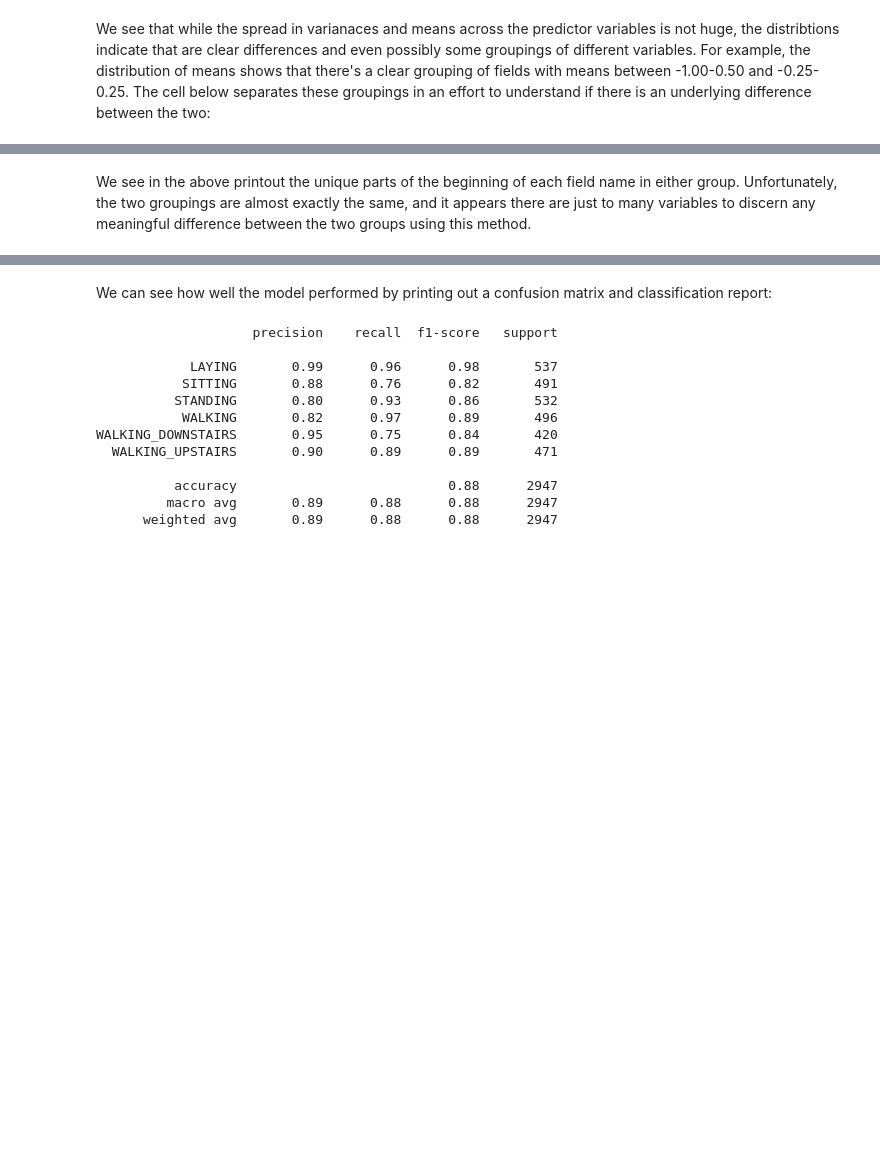
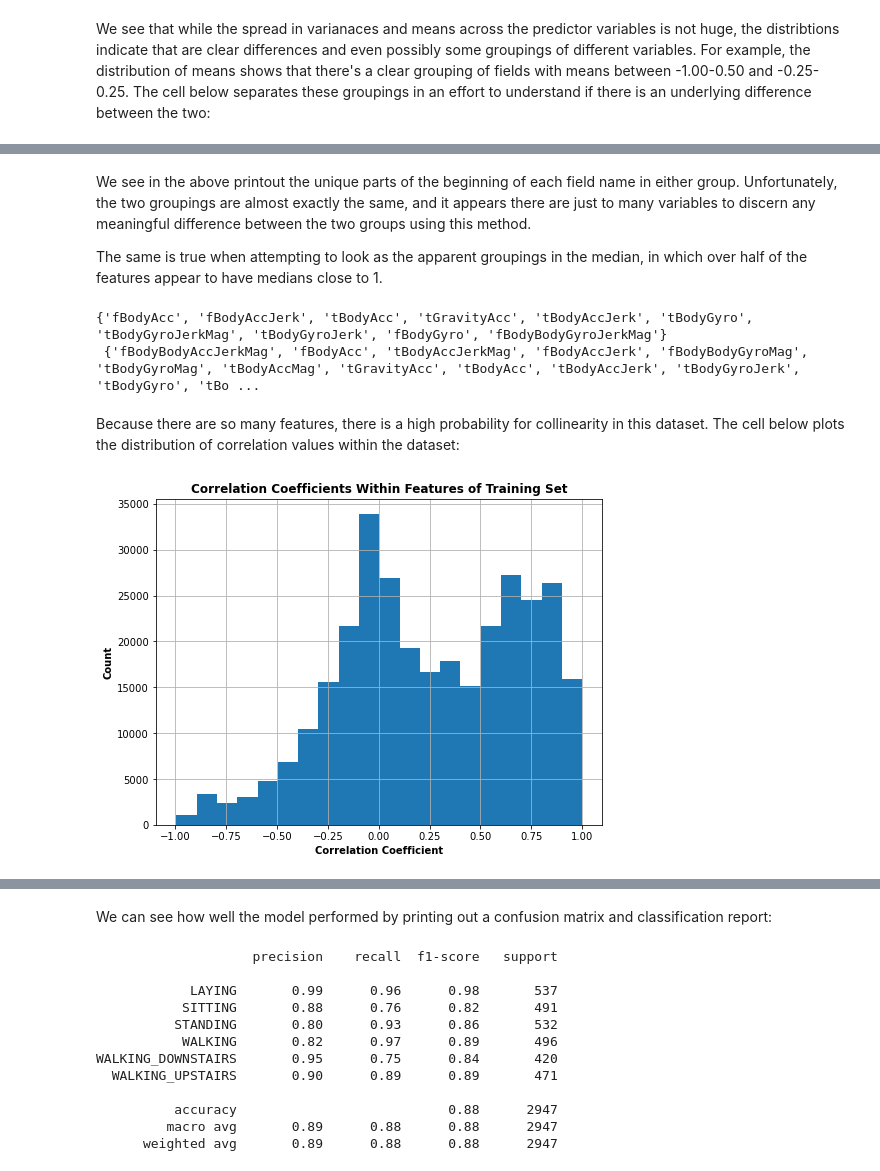
Before and after one commit to williamzjasmine/CUNY_SPS_DS, a Jupyter notebook: DATA_602/Final_Project/Predicting_Human_Activities_Using_Smartphones.ipynb, the cells around one changed output, grey strips where cells are left out. Cells and saved outputs as stored; diff of their text form; code cells hidden in the pictures; blank space fills up the shorter version.

```diff
--- a/DATA_602/Final_Project/Final Project.ipynb
+++ b/DATA_602/Final_Project/Predicting_Human_Activities_Using_Smartphones.ipynb
@@ -200,2 +230,33 @@ print(g1, '\n', g2)
 # %% [markdown]
 We see in the above printout the unique parts of the beginning of each field name in either group. Unfortunately, the two groupings are almost exactly the same, and it appears there are just to many variables to discern any meaningful difference between the two groups using this method.
+
+The same is true when attempting to look as the apparent groupings in the median, in which over half of the features appear to have medians close to 1.
+# %%
+g1 = list(feature_meds[feature_means < -0.9].index)
+g2 = list(feature_meds[(feature_means > -0.5)].index)
+
+r = re.compile("^(.+?)(-|\()") # regex to simplify column names
+g1 = set([r.search(name).group(1) for name in g1])
+g2 = set([r.search(name).group(1) for name in g2])
+
+print(g1, '\n', g2)
+# %% [output]
+{'fBodyAcc', 'fBodyAccJerk', 'tBodyAcc', 'tGravityAcc', 'tBodyAccJerk', 'tBodyGyro', 'tBodyGyroJerkMag', 'tBodyGyroJerk', 'fBodyGyro', 'fBodyBodyGyroJerkMag'}
+ {'fBodyBodyAccJerkMag', 'fBodyAcc', 'tBodyAccJerkMag', 'fBodyAccJerk', 'fBodyBodyGyroMag', 'tBodyGyroMag', 'tBodyAccMag', 'tGravityAcc', 'tBodyAcc', 'tBodyAccJerk', 'tBodyGyroJerk', 'tBodyGyro', 'tBo ...
+# %% [markdown]
+Because there are so many features, there is a high probability for collinearity in this dataset. The cell below plots the distribution of correlation values within the dataset:
+# %%
+corr_df = train_df.corr()
+corr_mat = corr_df.values
+corr_list = corr_mat.ravel().tolist()
+
+plt.figure(figsize=(8,6))
+
+plt.hist(corr_list, bins=20)
+plt.xlabel('Correlation Coefficient', fontweight='bold')
+plt.ylabel('Count', fontweight='bold')
+plt.title('Correlation Coefficients Within Features of Training Set', fontweight='bold')
+plt.grid()
+plt.show()
+# %% [output]
+[figure, added]
```
Also changed, not shown: parts of 49 cells of this notebook.
